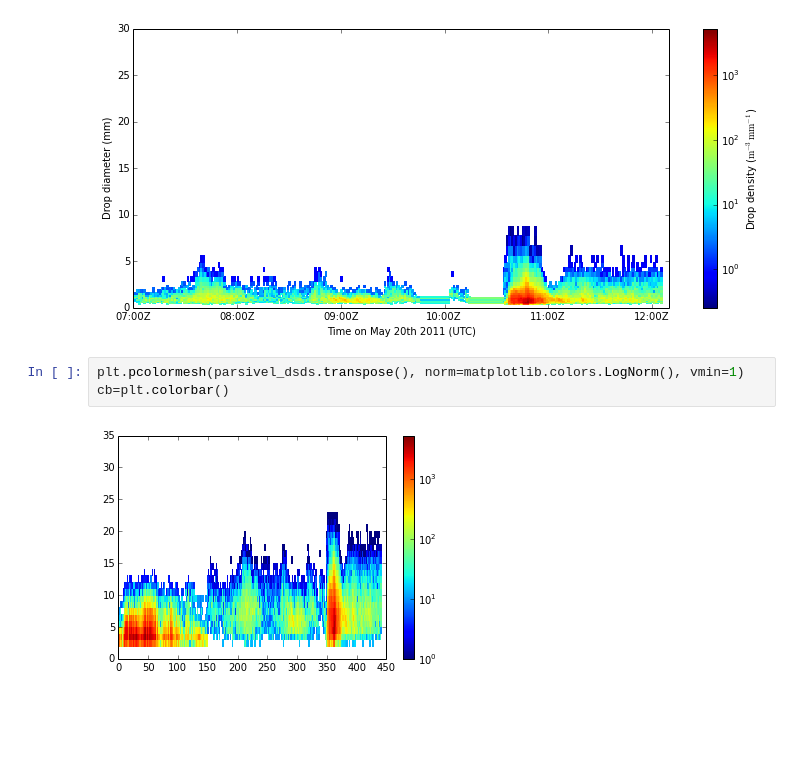
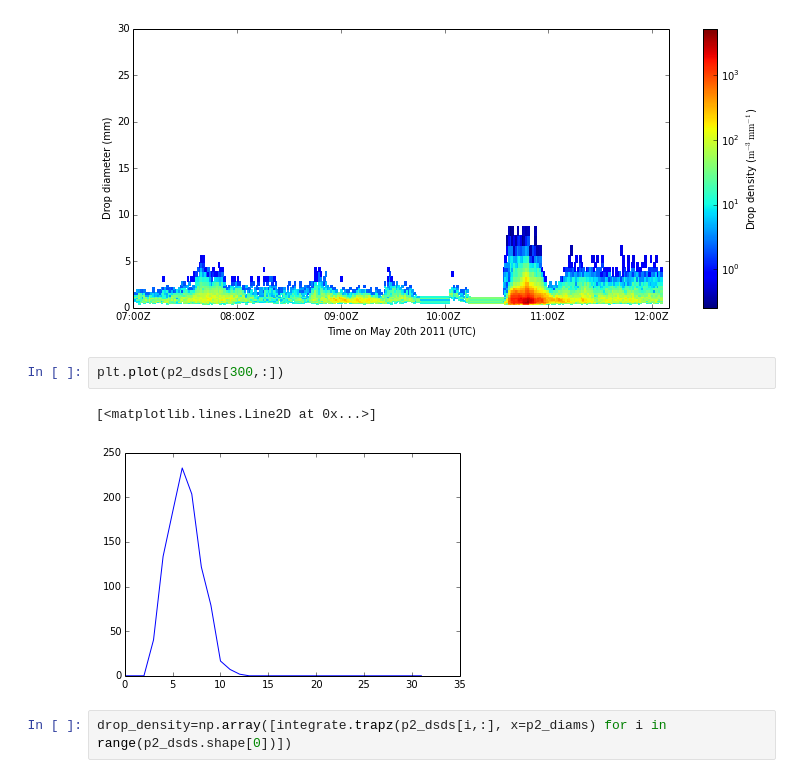
Before and after one commit to scollis/notebooks, a Jupyter notebook: parsivel explore.ipynb, the cells around one changed output. Drawn from its saved outputs; the diff is of its cells as text; blank space fills up the shorter version.

Commit message:
Added parsivel ingest

```diff
--- a/parsivel explore.ipynb
+++ b/parsivel explore.ipynb
@@ -52,8 +52,10 @@ cb = plt.colorbar()
 cb.set_label(r'Drop density ($\mathrm{m^{-3}mm^{-1}}$)')
 # %% [output]
 [figure]
-# %%
-plt.pcolormesh(parsivel_dsds.transpose(), norm=matplotlib.colors.LogNorm(), vmin=1)
-cb=plt.colorbar()
-# %% [output]
-[figure, removed]
+# %%
+plt.plot(p2_dsds[300,:])
+# %% [output]
+[<matplotlib.lines.Line2D at 0x...>]
+[figure, added]
+# %%
+drop_density=np.array([integrate.trapz(p2_dsds[i,:], x=p2_diams) for i in range(p2_dsds.shape[0])])
```
Also changed, not shown: parts of 2 cells of this notebook.
